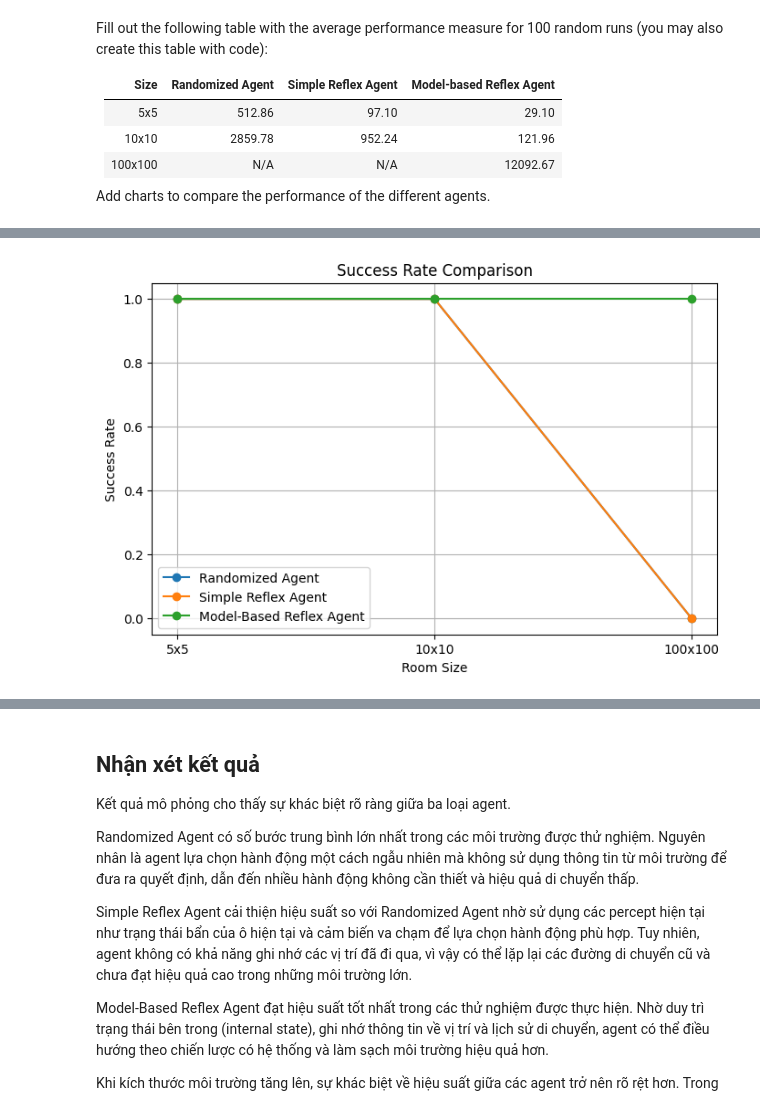
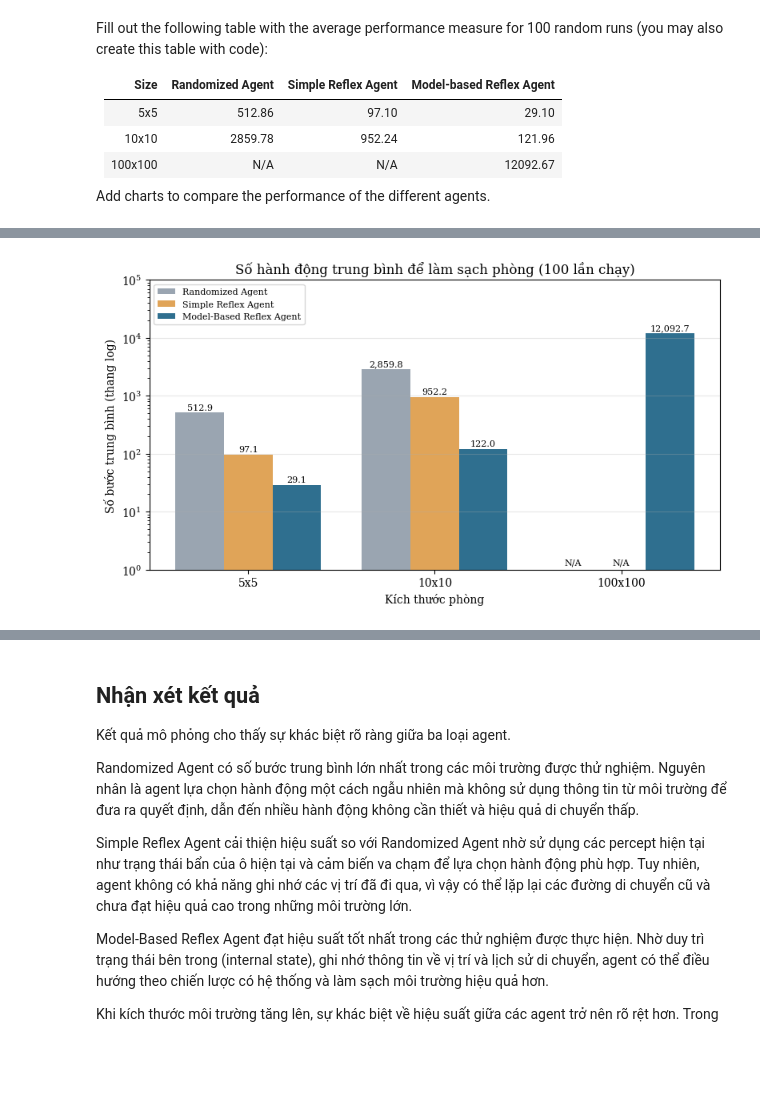
Before and after one commit to bibo0610/TTNTNC_10, a Jupyter notebook: robot_vacuum.ipynb, the cells around one changed output, grey strips where cells are left out. Saved outputs shown, nothing was run; the diff lists cells and outputs as text; code cells hidden in the pictures; blank space fills up the shorter version.

Commit message:
fix bar chart robot_vacuum

```diff
--- a/robot_vacuum.ipynb
+++ b/robot_vacuum.ipynb
@@ -671,28 +640,46 @@ plt.show()
-# %%
-plt.figure(figsize=(8,5))
-
-for agent in df_results["Agent"].unique():
-
-    data = df_results[
-        df_results["Agent"] == agent
-    ]
-
-    plt.plot(
-        data["Room Size"],
-        data["Success Rate"],
-        marker="o",
-        label=agent
-    )
-
-
-plt.xlabel("Room Size")
-plt.ylabel("Success Rate")
-
-plt.title("Success Rate Comparison")
-
-plt.legend()
-plt.grid()
-
-plt.show()
-# %% [output]
-[figure, removed]
+# %%
+import matplotlib.pyplot as plt
+import numpy as np
+
+plt.rcParams["font.family"] = "DejaVu Serif"
+sizes = ["5x5", "10x10", "100x100"]
+agents = ["Randomized Agent", "Simple Reflex Agent", "Model-Based Reflex Agent"]
+steps = {
+    "Randomized Agent":         [512.86, 2859.78, np.nan],
+    "Simple Reflex Agent":      [97.10,  952.24,  np.nan],
+    "Model-Based Reflex Agent": [29.10,  121.96,  12092.67],
+}
+colors = ["#9aa5b1", "#e0a458", "#2f6f8f"]
+
+x = np.arange(len(sizes))
+w = 0.26
+
+fig, ax = plt.subplots(figsize=(8, 4.6))
+
+for i, agent in enumerate(agents):
+    vals = steps[agent]
+    pos = x + (i - 1) * w
+
+    ax.bar(pos, [0 if np.isnan(v) else v for v in vals], w,
+           label=agent, color=colors[i])
+
+    for j, v in enumerate(vals):
+        if np.isnan(v):
+            ax.text(pos[j], 1.2, "N/A", ha="center", fontsize=8)
+        else:
+            ax.text(pos[j], v * 1.12, f"{v:,.1f}", ha="center", fontsize=8)
+
+ax.set_yscale("log")
+ax.set_ylim(1, 1e5)
+ax.set_xticks(x)
+ax.set_xticklabels(sizes)
+ax.set_xlabel("Kích thước phòng")
+ax.set_ylabel("Số bước trung bình (thang log)")
+ax.set_title("Số hành động trung bình để làm sạch phòng (100 lần chạy)")
+ax.legend(fontsize=8, loc="upper left")
+ax.grid(axis="y", alpha=0.3)
+
+fig.tight_layout()
+plt.show()
+# %% [output]
+[figure, added]
```
Also changed, not shown: parts of 6 cells of this notebook.
